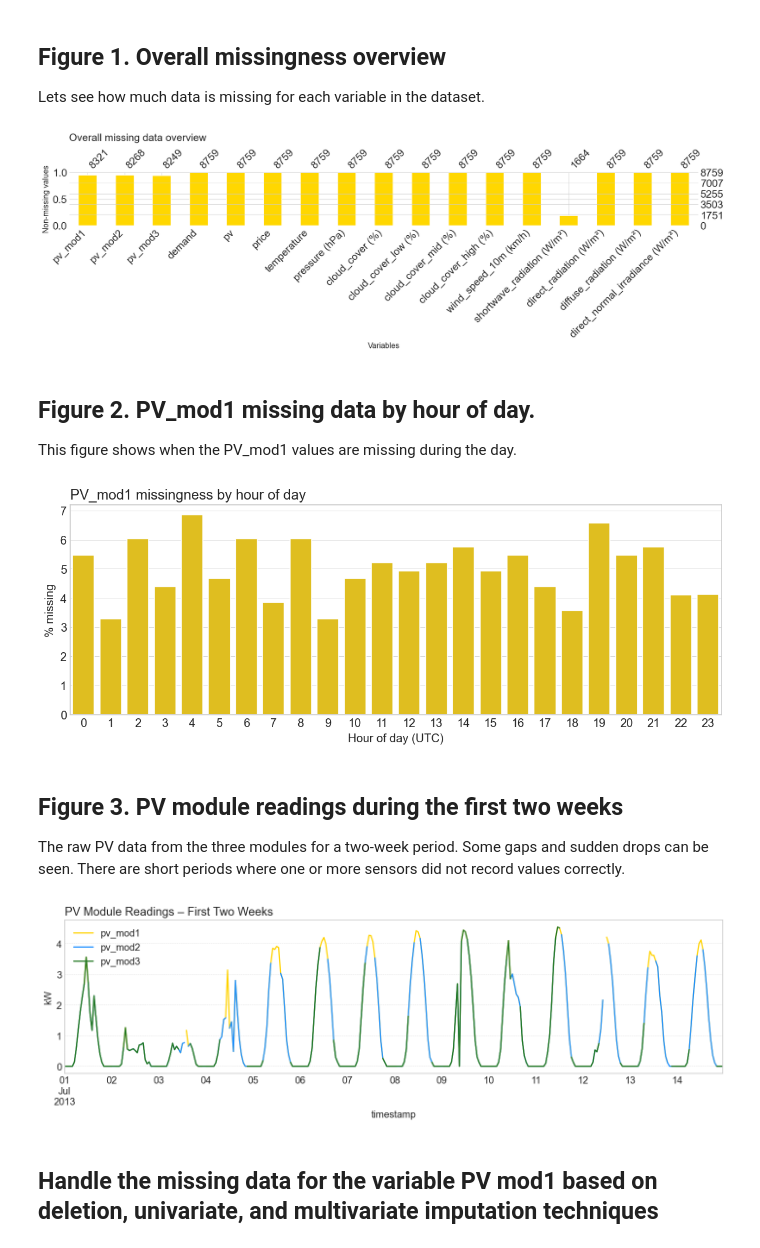
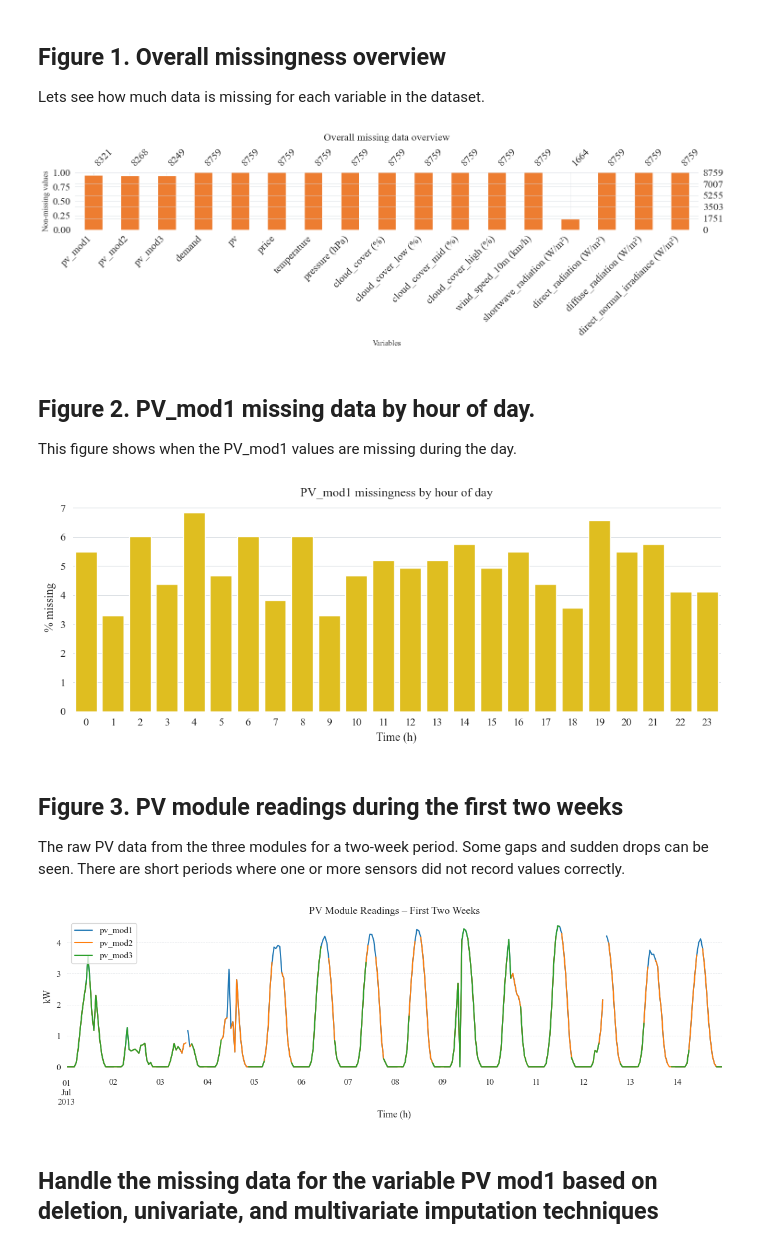
Before and after one commit to Danwerk/HomeEnergyManagementSystem, a Jupyter notebook: 04-data-cleaning.ipynb, the cells around one changed output. Saved outputs shown, nothing was run; the diff lists cells and outputs as text; code cells hidden in the pictures.

```diff
--- a/04-data-cleaning.ipynb
+++ b/04-data-cleaning.ipynb
@@ -4,40 +4,10 @@ At this stage the data cleaning will be performed and will compare three imputat
 
 ## Setup and imports
 # %%
-import matplotlib as mpl
 from functions import *
 import missingno as msno
 from sklearn.impute import KNNImputer
-
-plt.style.use('seaborn-v0_8-whitegrid')
-
-COLORS = {
-    'pv': '#FFD700', # kollane
-    'pv_mod1': '#FFD300', #kollane
-    'pv_mod2': '#1E90FF', # oranž
-    'pv_mod3': '#237823', # roheline
-}
-
-mpl.rcParams['font.family'] = 'serif'
-mpl.rcParams['font.size'] = 12
-mpl.rcParams['axes.titlelocation'] = 'left'
-mpl.rcParams['figure.dpi'] = 120
-mpl.rcParams['figure.facecolor'] = 'white'
-mpl.rcParams['xtick.color'] = '#333333'
-mpl.rcParams['ytick.color'] = '#333333'
-mpl.rcParams['axes.edgecolor'] = '#333333'
-mpl.rcParams['axes.labelcolor'] = '#333333'
-mpl.rcParams['axes.titlelocation'] = 'left'
-mpl.rcParams['axes.grid'] = True
-mpl.rcParams['grid.linestyle'] = '--'
-mpl.rcParams['grid.linewidth'] = 0.5
-mpl.rcParams['legend.framealpha'] = 0.9
-mpl.rcParams['legend.edgecolor'] = '#444'
-
-
-# Seaborn värviteema ja legendi stiil
-sns.set_palette([COLORS['pv_mod1'], COLORS['pv_mod2'], COLORS['pv_mod3']])
-sns.set_style("whitegrid")
+academic_style()
 # %% [markdown]
 ## Load the data
 # %%
@@ -99,15 +69,15 @@ print(percent_missing)
 Lets see how much data is missing for each variable in the dataset.
 # %%
 fig, ax = plt.subplots(figsize=(15, 5))
-msno.bar(df, color=COLORS['pv'], ax=ax)
+msno.bar(df, color=ENERGY_COLORS['solar'], ax=ax)
 ax.set_title('Overall missing data overview', fontsize=16, pad=10)
 ax.set_xlabel('Variables')
 ax.set_ylabel('Non-missing values')
 fig.tight_layout()
 save_fig(fig, "ex4_fig1_overall_missing_data.svg")
 plt.show()
 # %% [output]
-[figure, old version]
+[figure, new version]
 # %% [markdown]
 ## Figure 2. PV_mod1 missing data by hour of day.
 This figure shows when the PV_mod1 values are missing during the day.
@@ -116,15 +86,15 @@ df['hour'] = df.index.hour
 time_of_day_missing = df.groupby('hour')['pv_mod1'].apply(lambda s: s.isna().mean() * 100)
 tod_missing = time_of_day_missing.reset_index(name='% missing')
 fig, ax = plt.subplots(figsize=(10, 4))
-sns.barplot(data=tod_missing, x='hour', y='% missing', color=COLORS['pv_mod1'], ax=ax)
+sns.barplot(data=tod_missing, x='hour', y='% missing', color=ENERGY_COLORS['pv_mod1'], ax=ax)
 ax.set_title('PV_mod1 missingness by hour of day')
-ax.set_xlabel('Hour of day (UTC)')
+ax.set_xlabel('Time (h)')
 ax.set_ylabel('% missing')
 fig.tight_layout()
 save_fig(fig, "ex4_fig2_missing_data_by_hour_of_day.svg")
 plt.show()
 # %% [output]
-[figure, old version]
+[figure, new version]
 # %% [markdown]
 ## Figure 3. PV module readings during the first two weeks
 The raw PV data from the three modules for a two-week period. Some gaps and sudden drops can be seen. There are short periods where one or more sensors did not record values correctly.
@@ -133,12 +103,13 @@ fig, ax = plt.subplots(figsize=(12, 4))
 df[pv_cols].iloc[:24*14].plot(ax=ax)
 ax.set_title("PV Module Readings – First Two Weeks")
 ax.set_ylabel("kW")
+ax.set_xlabel("Time (h)")
 ax.grid(True, linestyle='--', alpha=0.6)
 plt.tight_layout()
 save_fig(fig, "ex4_fig3_pv_raw_timeseries.svg")
 plt.show()
 # %% [output]
-[figure, old version]
+[figure, new version]
 # %% [markdown]
 ## Handle the missing data for the variable PV mod1 based on deletion, univariate, and multivariate imputation techniques
 # %%
```
Also changed, not shown: parts of 2 cells of this notebook, 15 other files.
